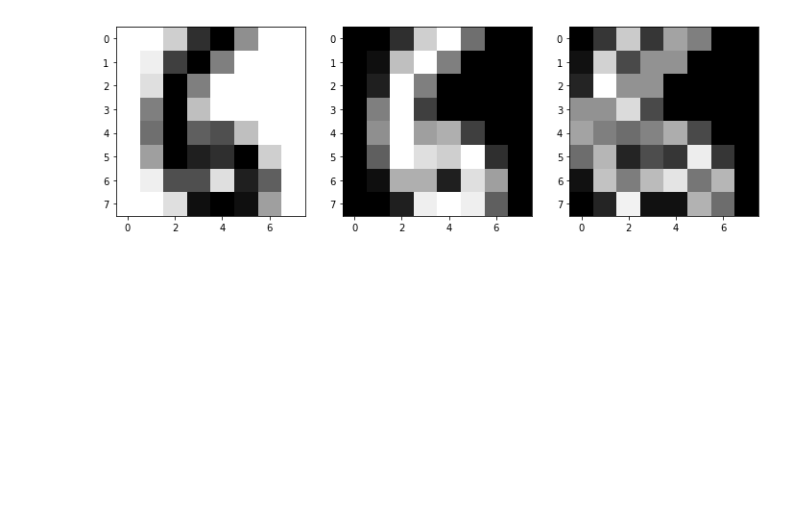
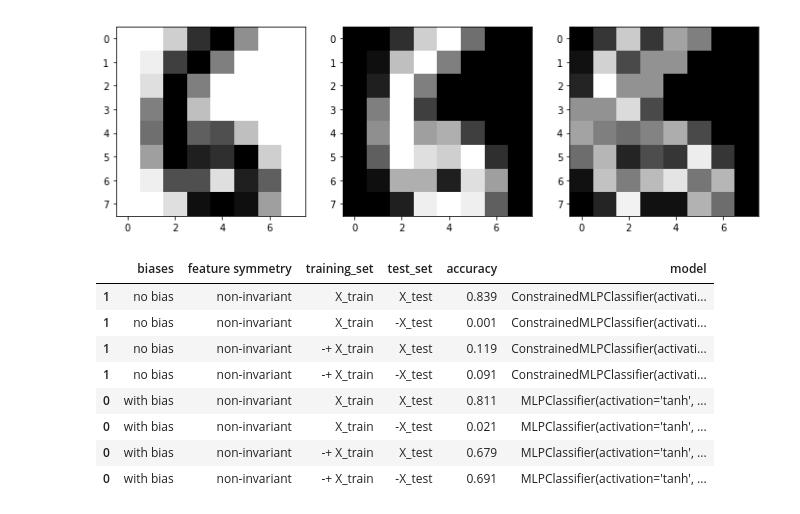
Before and after one commit to doronator/ml_symmetry, a Jupyter notebook: experiments.ipynb, the cells around one changed output. Saved outputs shown, nothing was run; the diff lists cells and outputs as text; code cells hidden in the pictures; blank space fills up the shorter version.

```diff
--- a/experiments.ipynb
+++ b/experiments.ipynb
@@ -200,19 +195,31 @@ print(f"{accuracy(Y_test, model2b.predict(-X_test)):.3f}")
 # %% [markdown]
 ###### train on symmetric features
 # %%
-X_train, X_test, Y_train, Y_test = train_test_split(X, Y,
+X_train_3, X_test_3, Y_train_3, Y_test_3 = train_test_split(X, Y,
                                                     test_size=0.2,
                                                     random_state=0)
 
-model3 = ConstrainedMLPClassifier(solver='lbfgs',
+model3 = MLPClassifier(solver='lbfgs',
+                        alpha=1e-5,
+                        activation='tanh',
+                        hidden_layer_sizes=hidden_layer_sizes,
+                        random_state=1)
+
+model4 = ConstrainedMLPClassifier(solver='lbfgs',
                                   alpha=1e-5, activation='tanh',
                                   hidden_layer_sizes=hidden_layer_sizes,
                                   random_state=1,
                                   fit_intercepts=False)
 
-XX_train = inversion_symmetric_features(X_train)
-XX_test = inversion_symmetric_features(X_test)
+XX_train_3 = inversion_symmetric_features(X_train_3)
+XX_test_3 = inversion_symmetric_features(X_test_3)
 
-np.testing.assert_allclose(XX_test, inversion_symmetric_features(-X_test))
+np.testing.assert_allclose(XX_test_3, inversion_symmetric_features(-X_test_3))
 
-model3.fit(XX_train, Y_train)
+model3.fit(XX_train_3, Y_train_3)
+model4.fit(XX_train_3, Y_train_3)
+
+model_df_3 = pd.DataFrame({"biases": ["with bias", "no bias"],
+                           "feature symmetry": "invariant",
+                           "training_set": "X_train",
+                           "model": [model3, model4]})
@@ -306,3 +315,32 @@ axes[2].imshow(xx[0,:].reshape((8,8)), cmap=plt.cm.gray_r,
 # plt.savefig("./notes/images/six_cubed.png")
 # %% [output]
 [figure]
+# %%
+model_df = pd.concat([model_df_1, model_df_2])
+# %%
+accuracy_results_df = pd.concat([model_df.assign(
+    accuracy=(lambda df: df.model.map(lambda x: accuracy(Y_test, x.predict(X_test)))),
+    test_set="X_test"
+),
+model_df.assign(
+    accuracy=(lambda df: df.model.map(lambda x: accuracy(Y_test, x.predict(-X_test)))),
+    test_set="-X_test"
+)])
+
+accuracy_results_df.accuracy = accuracy_results_df.accuracy.round(3)
+
+accuracy_results_df.sort_values(['biases', 'feature symmetry', 'training_set', 'test_set'],
+                                inplace=True,
+                                ascending=[True, False, False, False])
+
+accuracy_results_df[['biases', 'feature symmetry', 'training_set', 'test_set', 'accuracy', 'model']]
+# %% [output]
+|  | biases | feature symmetry | training_set | test_set | accuracy | model |
+| 1 | no bias | non-invariant | X_train | X_test | 0.839 | ConstrainedMLPClassifier(activati... |
+| 1 | no bias | non-invariant | X_train | -X_test | 0.001 | ConstrainedMLPClassifier(activati... |
+| 1 | no bias | non-invariant | -+ X_train | X_test | 0.119 | ConstrainedMLPClassifier(activati... |
+| 1 | no bias | non-invariant | -+ X_train | -X_test | 0.091 | ConstrainedMLPClassifier(activati... |
+| 0 | with bias | non-invariant | X_train | X_test | 0.811 | MLPClassifier(activation='tanh', ... |
+| 0 | with bias | non-invariant | X_train | -X_test | 0.021 | MLPClassifier(activation='tanh', ... |
+| 0 | with bias | non-invariant | -+ X_train | X_test | 0.679 | MLPClassifier(activation='tanh', ... |
+| 0 | with bias | non-invariant | -+ X_train | -X_test | 0.691 | MLPClassifier(activation='tanh', ... |
```
Also changed, not shown: parts of 10 cells of this notebook, 3 other files.
